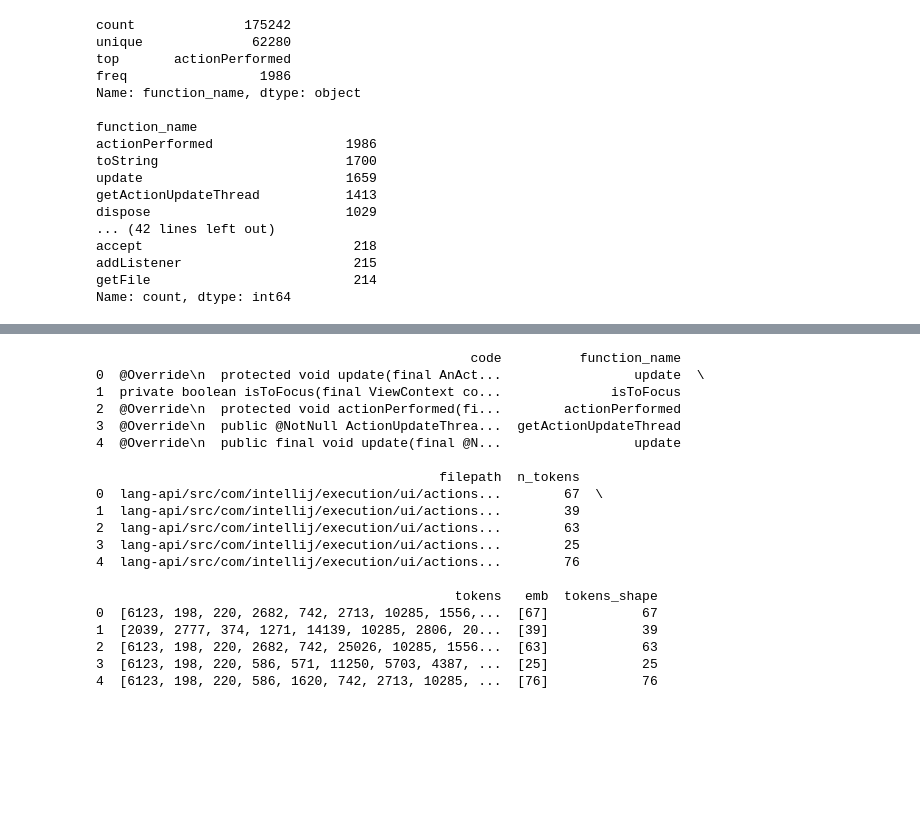
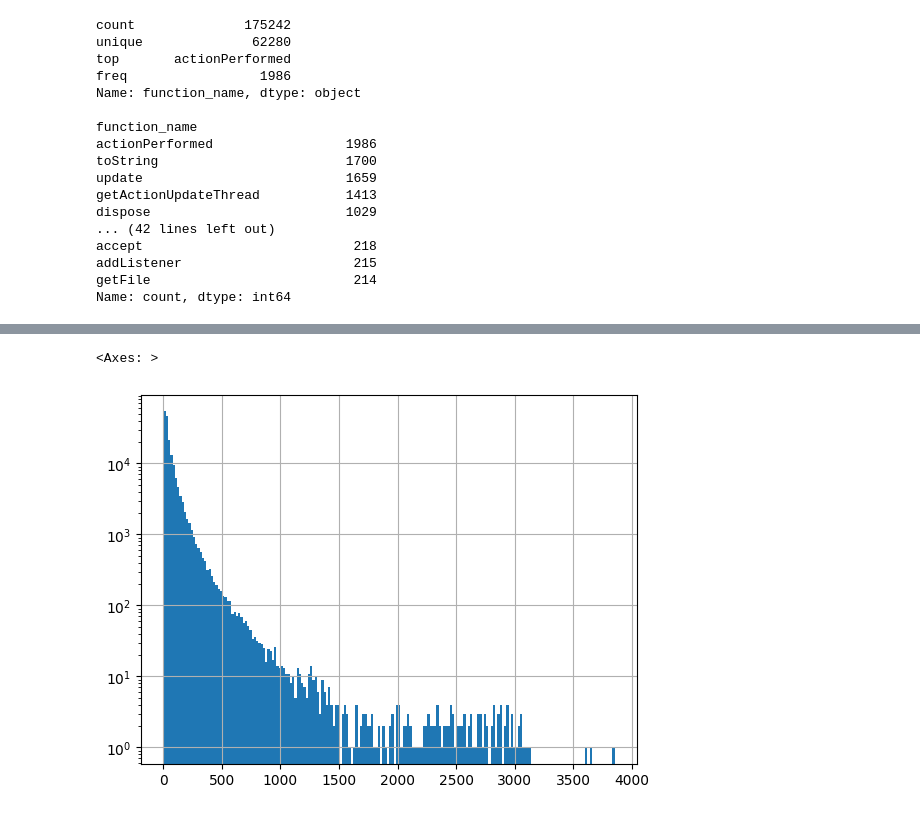
Before and after one commit to bzz/jet-search, a Jupyter notebook: gpt3_code_embeddings.ipynb, the cells around one changed output, grey strips where cells are left out. Drawn from its saved outputs; the diff is of its cells as text; code cells hidden in the pictures; blank space fills up the shorter version.

```diff
--- a/gpt3_code_embeddings.ipynb
+++ b/gpt3_code_embeddings.ipynb
@@ -451,40 +475,0 @@ df_n.head()
-# %%
-from typing import List
-
-def get_emb(batch: List[List[int]]):
-     print(type(batch))
-     return [[len(x)] for x in batch]
-
-x = df_n \
-    .groupby(np.arange(len(df_n))//2048) \
-    # .apply(list) \
-    # .apply(lambda x: np.asarray(x).shape)
-
-for k, group in x: # 86
-     tokens_batch = group['tokens'].to_list()
-     group['tokens_shape'] = group['tokens'].apply(list).transform(len)
-     # print(tb)
-     # group['tokens_shape'] = pd.DataFrame(get_emb(tokens_batch))
-     print(group.head())
-     break
-# %% [output]
-                                                code          function_name
-0  @Override\n  protected void update(final AnAct...                 update  \
-1  private boolean isToFocus(final ViewContext co...              isToFocus
-2  @Override\n  protected void actionPerformed(fi...        actionPerformed
-3  @Override\n  public @NotNull ActionUpdateThrea...  getActionUpdateThread
-4  @Override\n  public final void update(final @N...                 update
-
-                                            filepath  n_tokens
-0  lang-api/src/com/intellij/execution/ui/actions...        67  \
-1  lang-api/src/com/intellij/execution/ui/actions...        39
-2  lang-api/src/com/intellij/execution/ui/actions...        63
-3  lang-api/src/com/intellij/execution/ui/actions...        25
-4  lang-api/src/com/intellij/execution/ui/actions...        76
-
-                                              tokens   emb  tokens_shape
-0  [6123, 198, 220, 2682, 742, 2713, 10285, 1556,...  [67]            67
-1  [2039, 2777, 374, 1271, 14139, 10285, 2806, 20...  [39]            39
-2  [6123, 198, 220, 2682, 742, 25026, 10285, 1556...  [63]            63
-3  [6123, 198, 220, 586, 571, 11250, 5703, 4387, ...  [25]            25
-4  [6123, 198, 220, 586, 1620, 742, 2713, 10285, ...  [76]            76
@@ -503,0 +476,5 @@ print(embeddings)
+# %%
+df[df['n_tokens'] < 4000]['n_tokens'].hist(bins=200, log=True)
+# %% [output]
+<Axes: >
+[figure, added]
```
Also changed, not shown: parts of 52 cells of this notebook.
